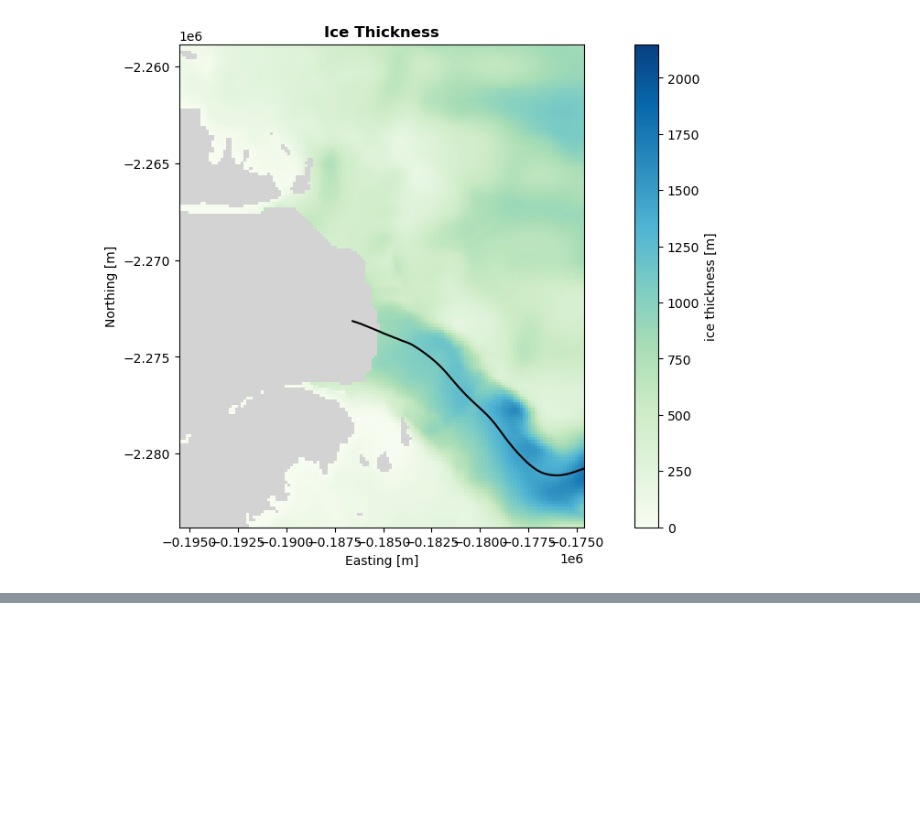
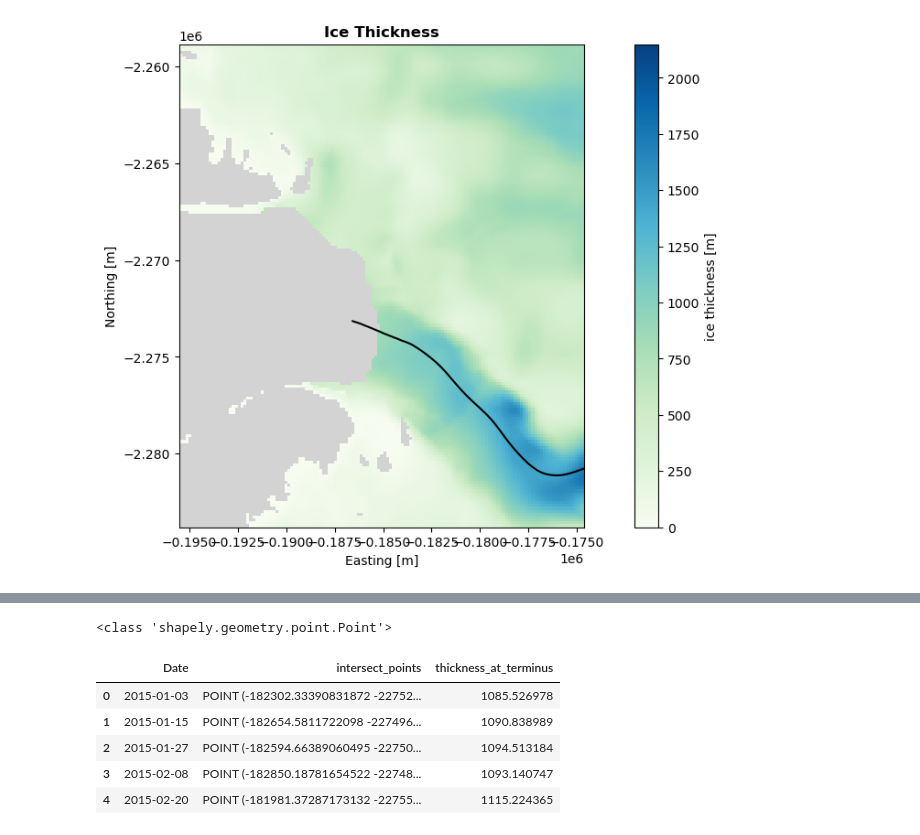
Before and after one commit to sofiasuhinin/Jakobshavn-Isbrae-CalvingStatistics, a Jupyter notebook: notebooks/5_JakobshavnIsbrae_Calving.ipynb, the cells around one changed output, grey strips where cells are left out. Saved outputs shown, nothing was run; the diff lists cells and outputs as text; code cells hidden in the pictures; blank space fills up the shorter version.

```diff
--- a/notebooks/5_JakobshavnIsbrae_Calving.ipynb
+++ b/notebooks/5_JakobshavnIsbrae_Calving.ipynb
@@ -150,0 +131,22 @@ plt.show()
+# %%
+# change intersect_points from strn to shapely points (better for geospatial)
+terminus["intersect_points"] = terminus["intersect_points"].apply(lambda p: wkt.loads(p) if isinstance(p, str) else p)
+print(type(terminus["intersect_points"].iloc[0]))
+
+# get intersection coordinates
+x_points = [p.x for p in terminus["intersect_points"]]
+y_points = [p.y for p in terminus["intersect_points"]]
+
+# sample nearest BedMachine thickness
+terminus["thickness_at_terminus"] = bedmachine["thickness"].sel(x=xr.DataArray(x_points, dims="point"), y=xr.DataArray(y_points, dims="point"), method="nearest").values
+# %% [output]
+<class 'shapely.geometry.point.Point'>
+# %%
+terminus[["Date", "intersect_points", "thickness_at_terminus"]].head()
+# %% [output]
+|  | Date | intersect_points | thickness_at_terminus |
+| 0 | 2015-01-03 | POINT (-182302.33390831872 -22752... | 1085.526978 |
+| 1 | 2015-01-15 | POINT (-182654.5811722098 -227496... | 1090.838989 |
+| 2 | 2015-01-27 | POINT (-182594.66389060495 -22750... | 1094.513184 |
+| 3 | 2015-02-08 | POINT (-182850.18781654522 -22748... | 1093.140747 |
+| 4 | 2015-02-20 | POINT (-181981.37287173132 -22755... | 1115.224365 |
```
Also changed, not shown: parts of 7 cells of this notebook.
